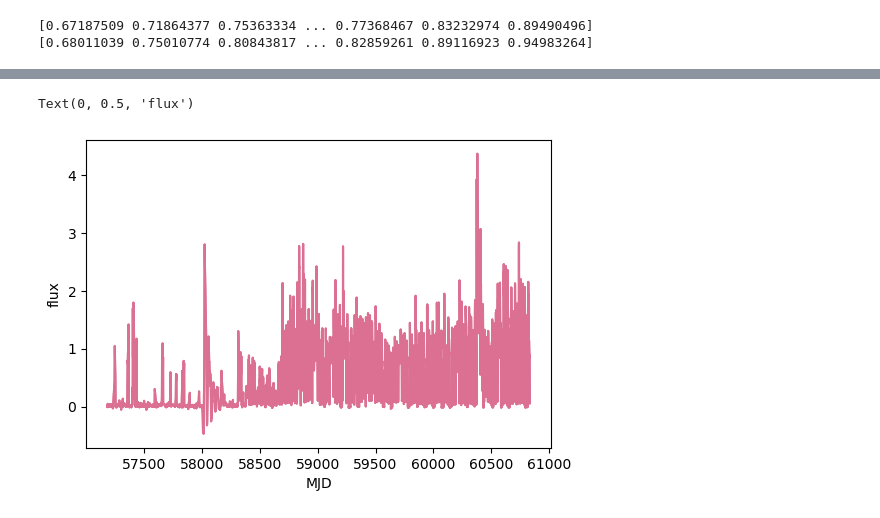
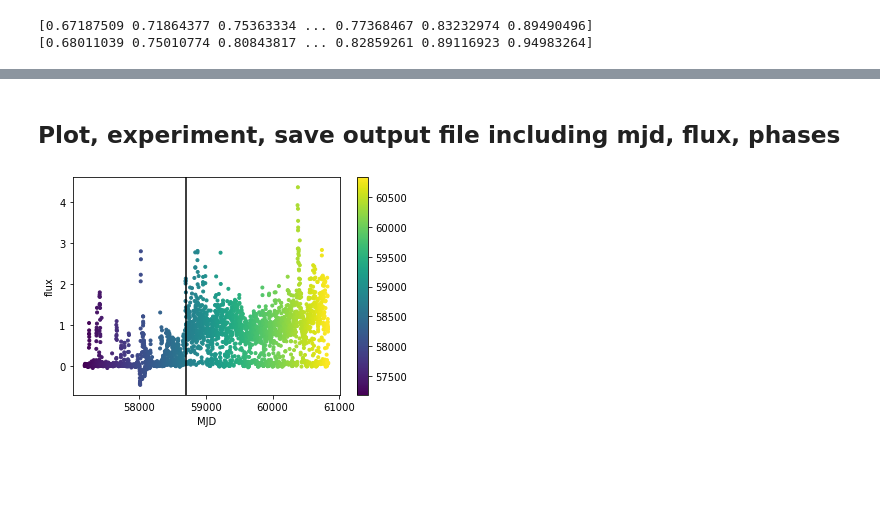
Before and after one commit to willclarkson/um-d-xraydips, a Jupyter notebook: notebooks/MJD_Orbital_Phase_Converter_updated.ipynb, the cells around one changed output, grey strips where cells are left out. Cells and saved outputs as stored; diff of their text form; code cells hidden in the pictures; blank space fills up the shorter version.

```diff
--- a/notebooks/MJD_Orbital_Phase_Converter_updated.ipynb
+++ b/notebooks/MJD_Orbital_Phase_Converter_updated.ipynb
@@ -59,11 +54,21 @@ mjd_to_orbital_phase(mjd)
+# %% [markdown]
+## Plot, experiment, save output file including mjd, flux, phases
 # %%
 plt.figure(figsize=(6,4))
-plt.plot(mjds_start, flux, "-",color = 'palevioletred')
-plt.plot(mjds_end, flux, "-",color = 'palevioletred')
+#plt.plot(mjds_start, flux, "-",color = 'palevioletred')
+plt.scatter(mjds_start, flux, c=mjds_start, s=9, zorder=5)
+plt.colorbar()
+#plt.plot(mjds_end, flux, "-",color = 'palevioletred')
 plt.xlabel("MJD")
 plt.ylabel("flux")
+
+# create a time divider
+tmid = 58700.
+dum = plt.axvline(tmid, zorder=25, color='k')
+
+# select points based on this
+blate = mjds_start > tmid
 # %% [output]
-Text(0, 0.5, 'flux')
-[figure, old version]
+[figure, new version]
 # %%
 plt.figure(figsize=(6,4))
```
Also changed, not shown: parts of 7 cells of this notebook.
